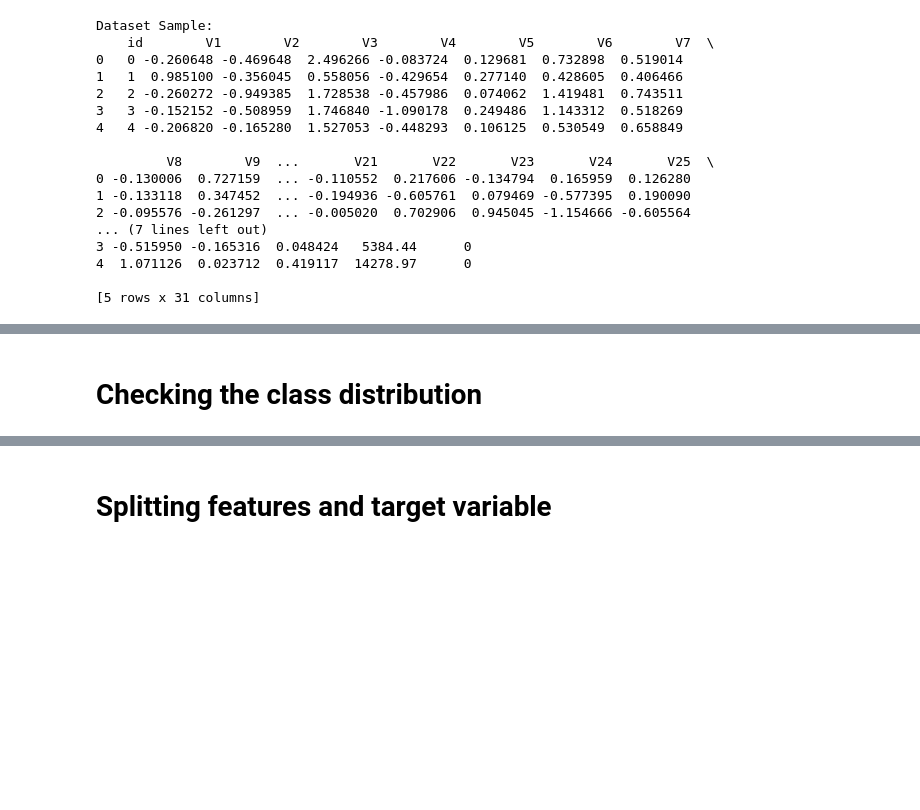
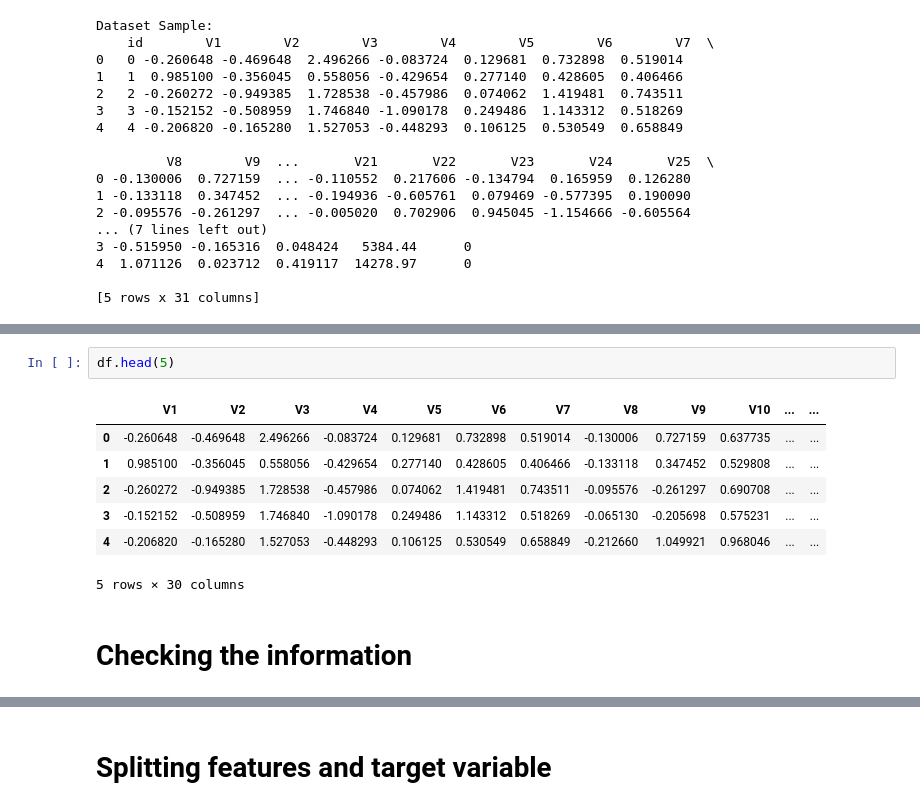
Before and after one commit to Fauzan555/Credit_card_fraud_detection, a Jupyter notebook: credit_card_fraud_detection.ipynb, the cells around one changed output, grey strips where cells are left out. Drawn from its saved outputs; the diff is of its cells as text; blank space fills up the shorter version.

```diff
--- a/credit_card_fraud_detection.ipynb
+++ b/credit_card_fraud_detection.ipynb
@@ -39,2 +58,12 @@ Dataset Sample:
+# %%
+df.head(5)
+# %% [output]
+|  | V1 | V2 | V3 | V4 | V5 | V6 | V7 | V8 | V9 | V10 | ... | ... |
+| 0 | -0.260648 | -0.469648 | 2.496266 | -0.083724 | 0.129681 | 0.732898 | 0.519014 | -0.130006 | 0.727159 | 0.637735 | ... | ... |
+| 1 | 0.985100 | -0.356045 | 0.558056 | -0.429654 | 0.277140 | 0.428605 | 0.406466 | -0.133118 | 0.347452 | 0.529808 | ... | ... |
+| 2 | -0.260272 | -0.949385 | 1.728538 | -0.457986 | 0.074062 | 1.419481 | 0.743511 | -0.095576 | -0.261297 | 0.690708 | ... | ... |
+| 3 | -0.152152 | -0.508959 | 1.746840 | -1.090178 | 0.249486 | 1.143312 | 0.518269 | -0.065130 | -0.205698 | 0.575231 | ... | ... |
+| 4 | -0.206820 | -0.165280 | 1.527053 | -0.448293 | 0.106125 | 0.530549 | 0.658849 | -0.212660 | 1.049921 | 0.968046 | ... | ... |
+5 rows × 30 columns
 # %% [markdown]
-# Checking the class distribution
+# Checking the information
```
Also changed, not shown: parts of 15 cells of this notebook.
